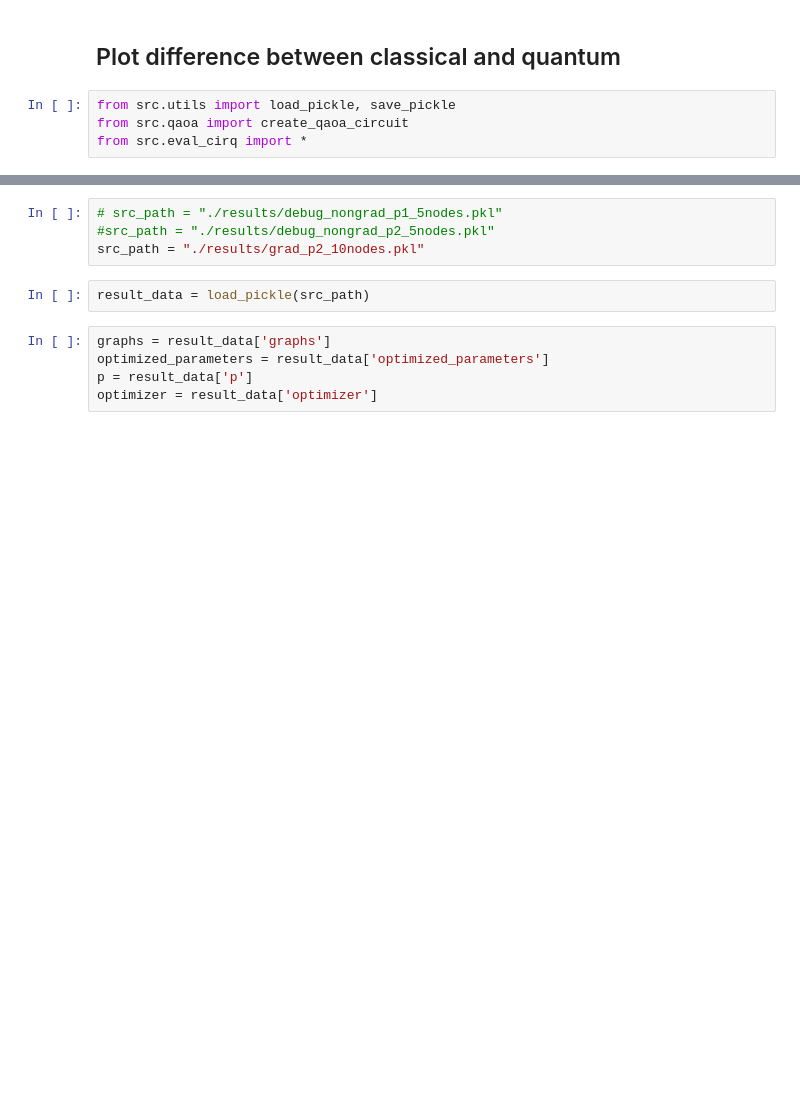
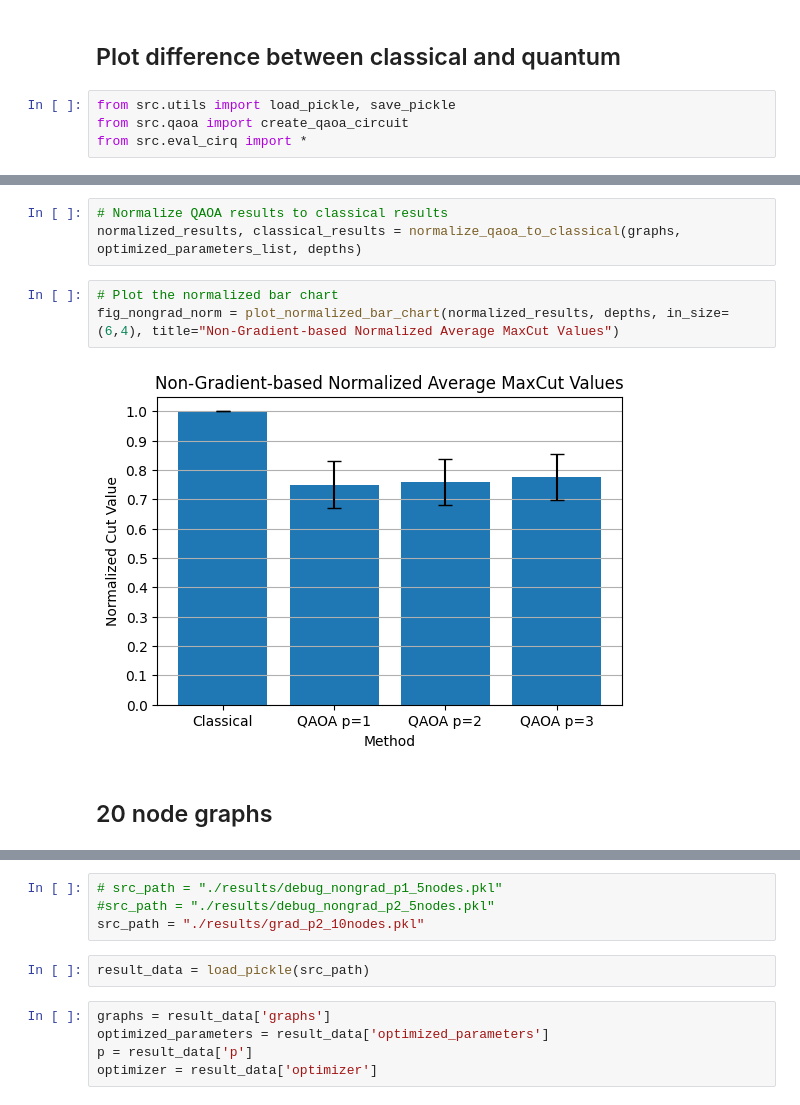
Before and after one commit to DanielFPerez/VQA-for-MaxCut, a Jupyter notebook: main_evaluate_circuits.ipynb, the cells around one changed output, grey strips where cells are left out. Drawn from its saved outputs; the diff is of its cells as text; blank space fills up the shorter version.

```diff
--- a/main_evaluate_circuits.ipynb
+++ b/main_evaluate_circuits.ipynb
@@ -6,0 +51,10 @@ from src.eval_cirq import *
+# %%
+# Normalize QAOA results to classical results
+normalized_results, classical_results = normalize_qaoa_to_classical(graphs, optimized_parameters_list, depths)
+# %%
+# Plot the normalized bar chart
+fig_nongrad_norm = plot_normalized_bar_chart(normalized_results, depths, in_size=(6,4), title="Non-Gradient-based Normalized Average MaxCut Values")
+# %% [output]
+[figure, added]
+# %% [markdown]
+## 20 node graphs
```
Also changed, not shown: parts of 12 cells of this notebook, 21 other files.
